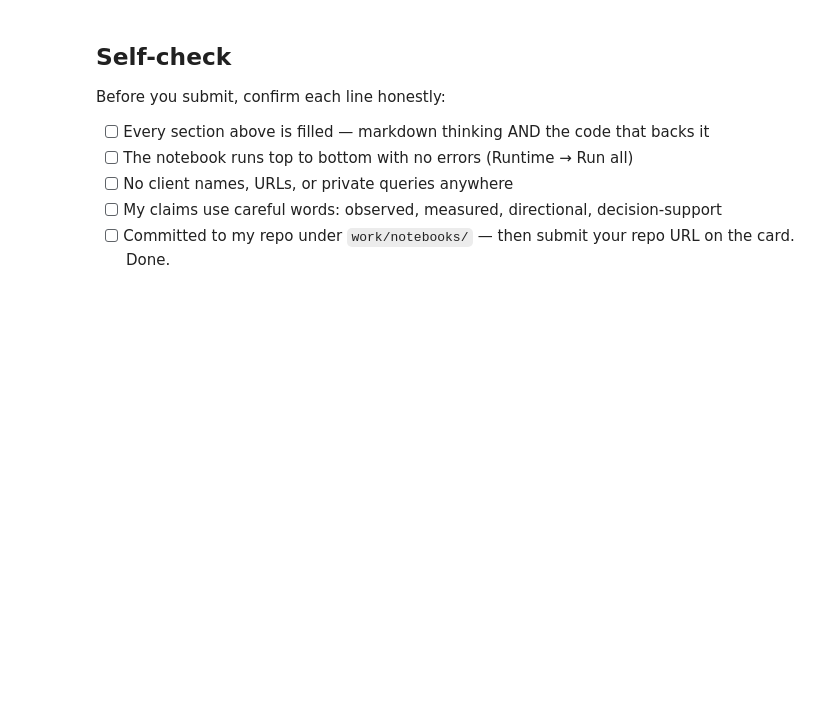
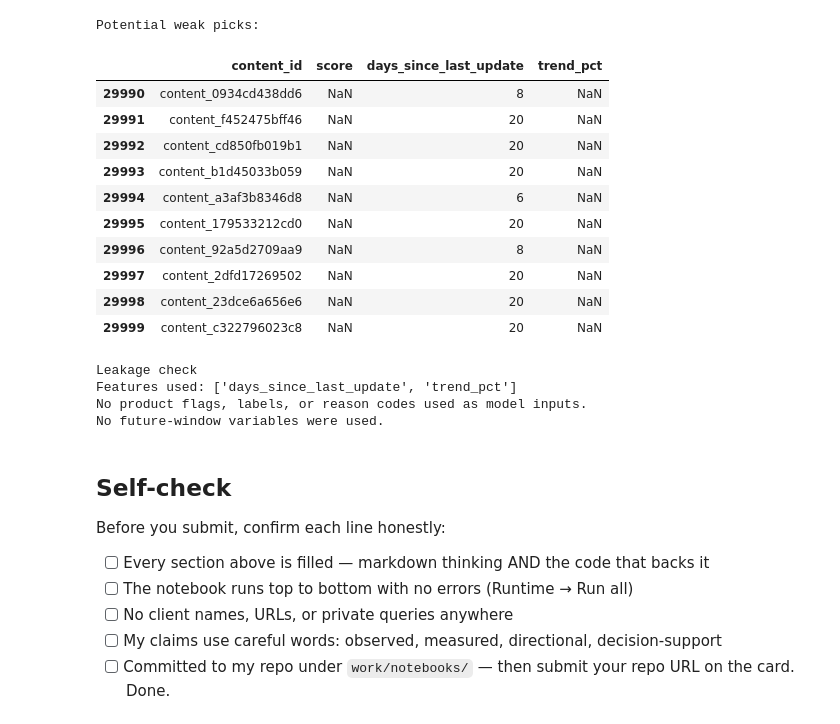
Before and after one commit to hanamonem/flyrank-ml-internship, a Jupyter notebook: work/notebooks/w04_baseline_score.ipynb, the cells around one changed output. Cells and saved outputs as stored; diff of their text form; code cells hidden in the pictures; blank space fills up the shorter version.

```diff
--- a/work/notebooks/w04_baseline_score.ipynb
+++ b/work/notebooks/w04_baseline_score.ipynb
@@ -37,3 +352,51 @@ This skeleton is yours to fill. Work the sections **in order** — each one has
+# %%
+# Review lowest-confidence candidates
+
+weak_picks = queue.tail(10)[
+    [
+        "content_id",
+        "score",
+        "days_since_last_update",
+        "trend_pct"
+    ]
+]
+
+print("Potential weak picks:")
+display(weak_picks)
+
+print("\nLeakage check")
+
+used_features = [
+    "days_since_last_update",
+    "trend_pct"
+]
+
+print("Features used:", used_features)
+
+forbidden_features = [
+    "reason_code",
+    "action"
+]
+
+print("No product flags, labels, or reason codes used as model inputs.")
+print("No future-window variables were used.")
+# %% [output]
+Potential weak picks:
+|  | content_id | score | days_since_last_update | trend_pct |
+| 29990 | content_0934cd438dd6 | NaN | 8 | NaN |
+| 29991 | content_f452475bff46 | NaN | 20 | NaN |
+| 29992 | content_cd850fb019b1 | NaN | 20 | NaN |
+| 29993 | content_b1d45033b059 | NaN | 20 | NaN |
+| 29994 | content_a3af3b8346d8 | NaN | 6 | NaN |
+| 29995 | content_179533212cd0 | NaN | 20 | NaN |
+| 29996 | content_92a5d2709aa9 | NaN | 8 | NaN |
+| 29997 | content_2dfd17269502 | NaN | 20 | NaN |
+| 29998 | content_23dce6a656e6 | NaN | 20 | NaN |
+| 29999 | content_c322796023c8 | NaN | 20 | NaN |
+Leakage check
+Features used: ['days_since_last_update', 'trend_pct']
+No product flags, labels, or reason codes used as model inputs.
+No future-window variables were used.
 # %% [markdown]
 ## Self-check
 
```
Also changed, not shown: parts of 26 cells of this notebook.
